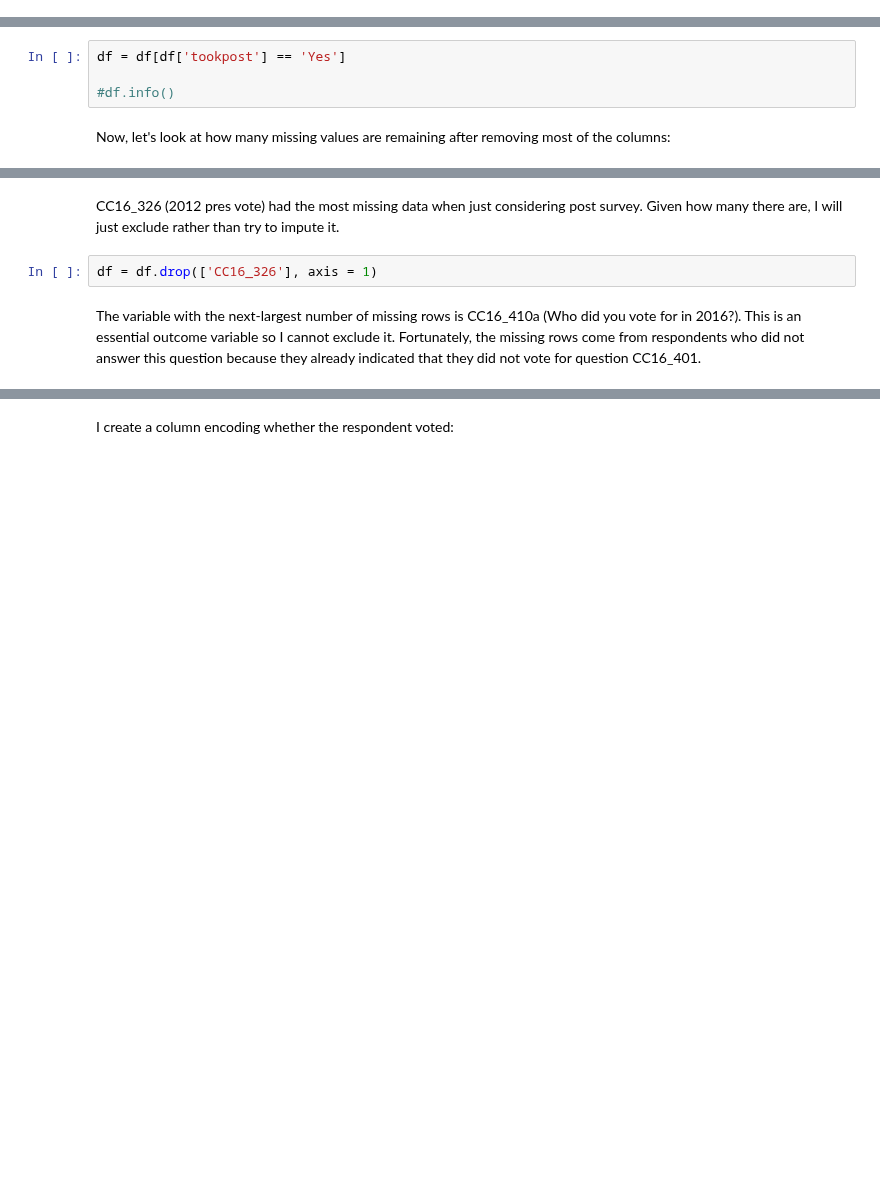
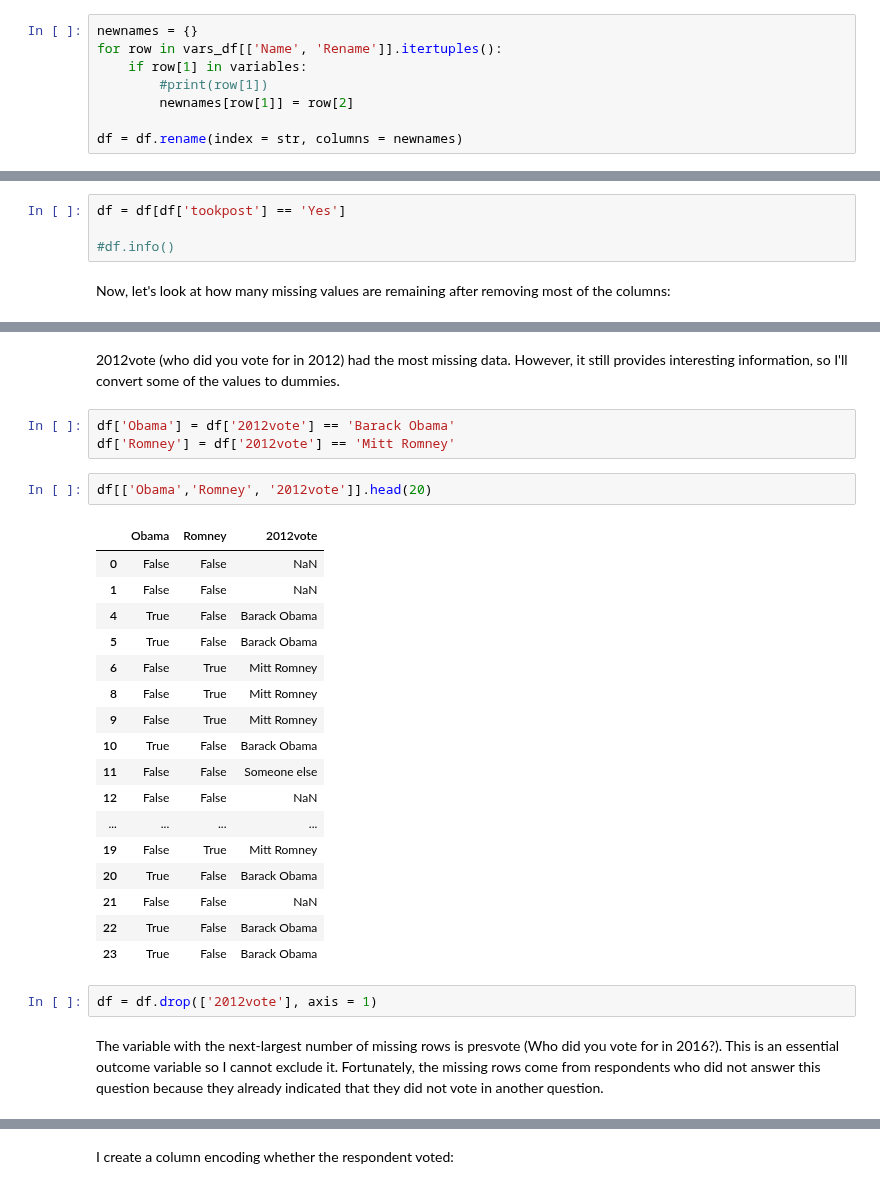
Before and after one commit to joshyou/springboard, a Jupyter notebook: Project 2/Capstone 2 wrangling.ipynb, the cells around one changed output, grey strips where cells are left out. Cells and saved outputs as stored; diff of their text form; blank space fills up the shorter version.

```diff
--- a/Project 2/Capstone 2 wrangling.ipynb
+++ b/Project 2/Capstone 2 wrangling.ipynb
@@ -147,0 +166,8 @@ df = df[variables]
+# %%
+newnames = {}
+for row in vars_df[['Name', 'Rename']].itertuples():
+    if row[1] in variables:
+        #print(row[1])
+        newnames[row[1]] = row[2]
+
+df = df.rename(index = str, columns = newnames)
@@ -183,7 +261,30 @@ for i in range(1, len(nan_counts)):
-# %% [markdown]
-CC16_326 (2012 pres vote) had the most missing data when just considering post survey. Given how many there are, I will just exclude rather than try to impute it.
+# %% [markdown]
+2012vote (who did you vote for in 2012) had the most missing data. However, it still provides interesting information, so I'll convert some of the values to dummies.
+# %%
+df['Obama'] = df['2012vote'] == 'Barack Obama'
+df['Romney'] = df['2012vote'] == 'Mitt Romney'
+# %%
+df[['Obama','Romney', '2012vote']].head(20)
+# %% [output]
+|  | Obama | Romney | 2012vote |
+| 0 | False | False | NaN |
+| 1 | False | False | NaN |
+| 4 | True | False | Barack Obama |
+| 5 | True | False | Barack Obama |
+| 6 | False | True | Mitt Romney |
+| 8 | False | True | Mitt Romney |
+| 9 | False | True | Mitt Romney |
+| 10 | True | False | Barack Obama |
+| 11 | False | False | Someone else |
+| 12 | False | False | NaN |
+| ... | ... | ... | ... |
+| 19 | False | True | Mitt Romney |
+| 20 | True | False | Barack Obama |
+| 21 | False | False | NaN |
+| 22 | True | False | Barack Obama |
+| 23 | True | False | Barack Obama |
 # %%
-df = df.drop(['CC16_326'], axis = 1)
+df = df.drop(['2012vote'], axis = 1)
 # %% [markdown]
-The variable with the next-largest number of missing rows is CC16_410a (Who did you vote for in 2016?). This is an essential outcome variable so I cannot exclude it. Fortunately, the missing rows come from respondents who did not answer this question because they already indicated that they did not vote for question CC16_401.
+The variable with the next-largest number of missing rows is presvote (Who did you vote for in 2016?). This is an essential outcome variable so I cannot exclude it. Fortunately, the missing rows come from respondents who did not answer this question because they already indicated that they did not vote in another question.
 # %%
```
Also changed, not shown: parts of 39 cells of this notebook, 4 other files.
